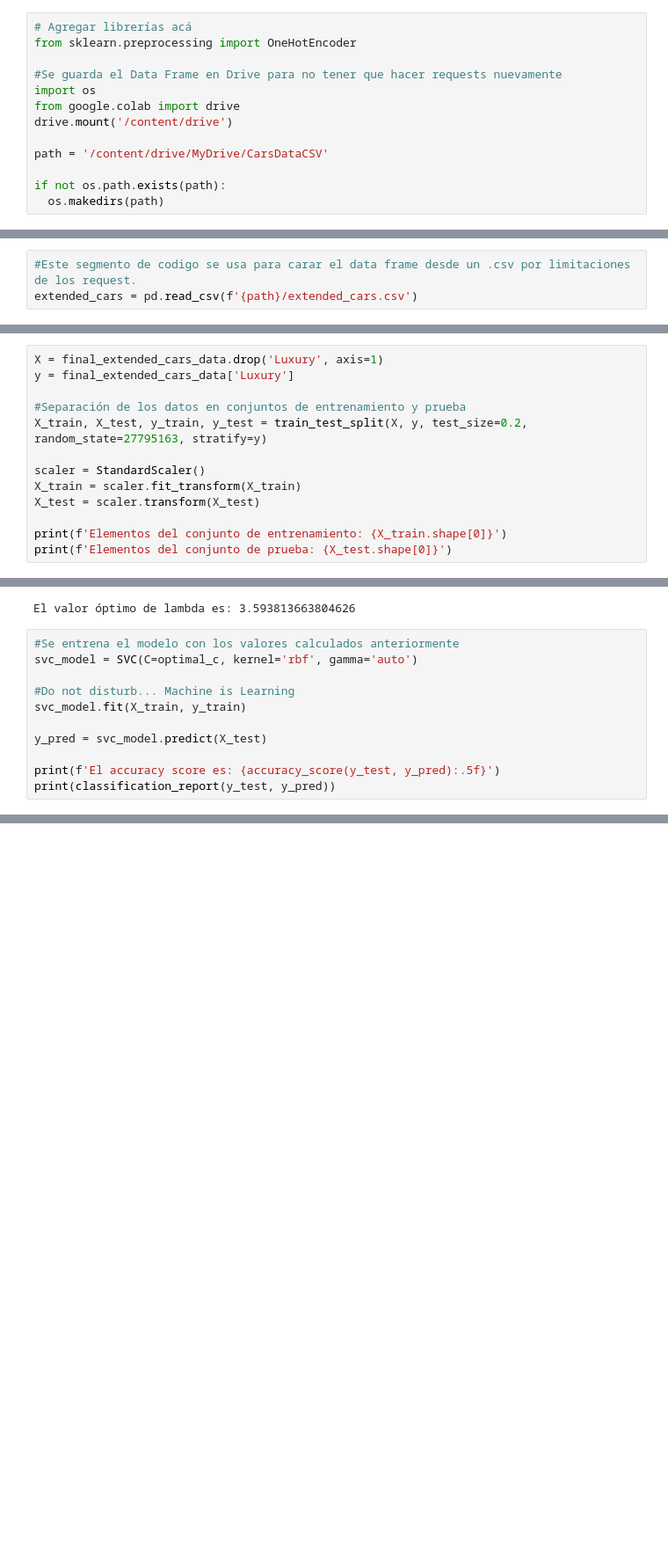
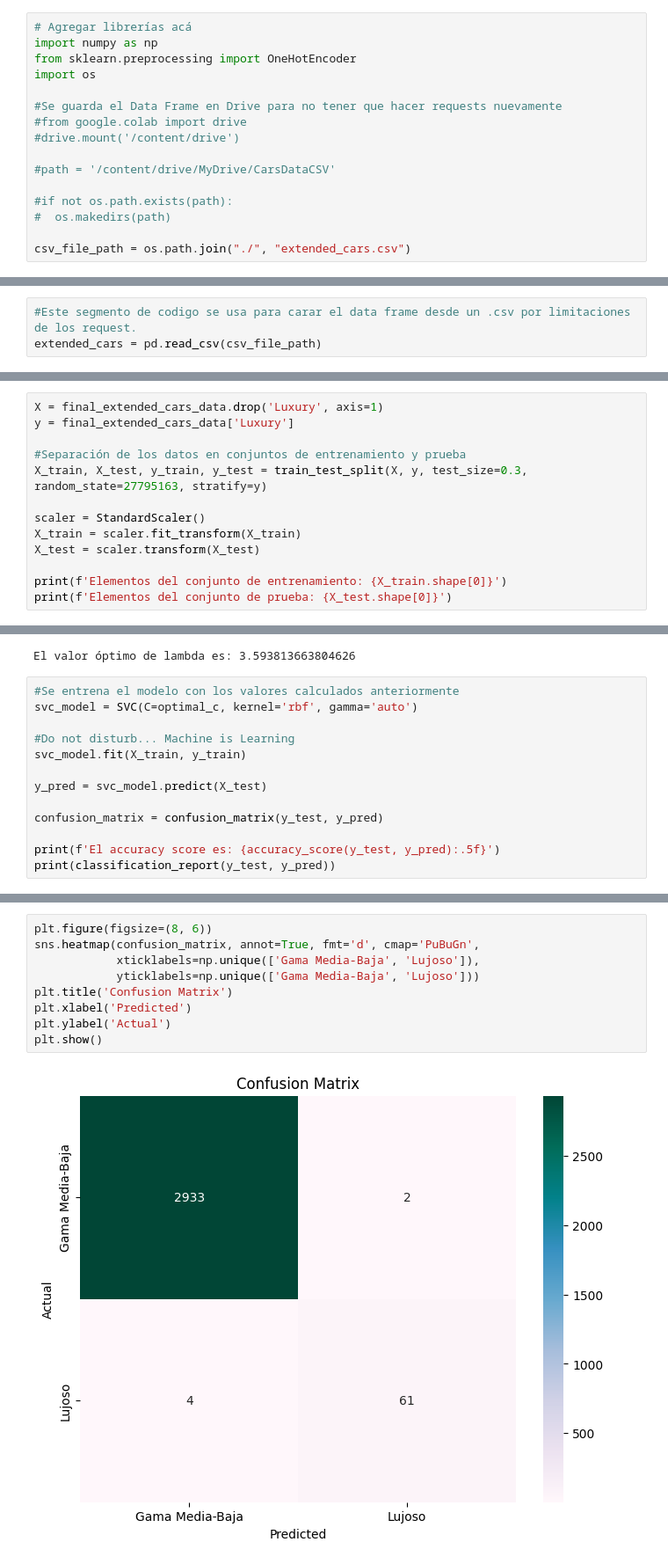
Before and after one commit to Morax19/ML_UCV, a Jupyter notebook: Parcial1/01_Parcial_Pregrado_II_2024_DanielHernandez_27795163.ipynb, the cells around one changed output, grey strips where cells are left out. Shown at 88% size. Drawn from its saved outputs; the diff is of its cells as text; blank space fills up the shorter version.

```diff
--- a/Parcial1/01_Parcial_Pregrado_II_2024_DanielHernandez_27795163.ipynb
+++ b/Parcial1/01_Parcial_Pregrado_II_2024_DanielHernandez_27795163.ipynb
@@ -406,14 +406,17 @@ Dado que se tienen dos modelos de aprendizaje automático, $M_1$ y $M_2$, entren
 Para todos los ejercicios, pueden utilizar todos los métodos de scikit learn excepto los que culminen con CV. Por ejemplo, [LassoCV](https://scikit-learn.org/stable/modules/generated/sklearn.linear_model.LassoCV.html#sklearn.linear_model.LassoCV)
 # %%
 # Agregar librerías acá
+import numpy as np
 from sklearn.preprocessing import OneHotEncoder
+import os
 
 #Se guarda el Data Frame en Drive para no tener que hacer requests nuevamente
-import os
-from google.colab import drive
-drive.mount('/content/drive')
+#from google.colab import drive
+#drive.mount('/content/drive')
 
-path = '/content/drive/MyDrive/CarsDataCSV'
+#path = '/content/drive/MyDrive/CarsDataCSV'
 
-if not os.path.exists(path):
-  os.makedirs(path)
+#if not os.path.exists(path):
+#  os.makedirs(path)
+
+csv_file_path = os.path.join("./", "extended_cars.csv")
@@ -788,6 +788,6 @@ extended_cars.to_csv(f'{path}/extended_cars.csv', index=False, encoding='utf-8')
 # %%
 #Este segmento de codigo se usa para carar el data frame desde un .csv por limitaciones de los request.
-extended_cars = pd.read_csv(f'{path}/extended_cars.csv')
+extended_cars = pd.read_csv(csv_file_path)
 # %%
 extended_cars.head(10)
 # %% [output]
@@ -895,7 +895,7 @@ X = final_extended_cars_data.drop('Luxury', axis=1)
 y = final_extended_cars_data['Luxury']
 
 #Separación de los datos en conjuntos de entrenamiento y prueba
-X_train, X_test, y_train, y_test = train_test_split(X, y, test_size=0.2, random_state=27795163, stratify=y)
+X_train, X_test, y_train, y_test = train_test_split(X, y, test_size=0.3, random_state=27795163, stratify=y)
 
 scaler = StandardScaler()
 X_train = scaler.fit_transform(X_train)
@@ -937,6 +937,8 @@ svc_model.fit(X_train, y_train)
 
 y_pred = svc_model.predict(X_test)
 
+confusion_matrix = confusion_matrix(y_test, y_pred)
+
 print(f'El accuracy score es: {accuracy_score(y_test, y_pred):.5f}')
 print(classification_report(y_test, y_pred))
 # %% [output]
@@ -951,0 +954,11 @@ weighted avg       1.00      1.00      1.00      2000
+# %%
+plt.figure(figsize=(8, 6))
+sns.heatmap(confusion_matrix, annot=True, fmt='d', cmap='PuBuGn',
+            xticklabels=np.unique(['Gama Media-Baja', 'Lujoso']),
+            yticklabels=np.unique(['Gama Media-Baja', 'Lujoso']))
+plt.title('Confusion Matrix')
+plt.xlabel('Predicted')
+plt.ylabel('Actual')
+plt.show()
+# %% [output]
+[figure, added]
```
Also changed, not shown: parts of 7 cells of this notebook.
